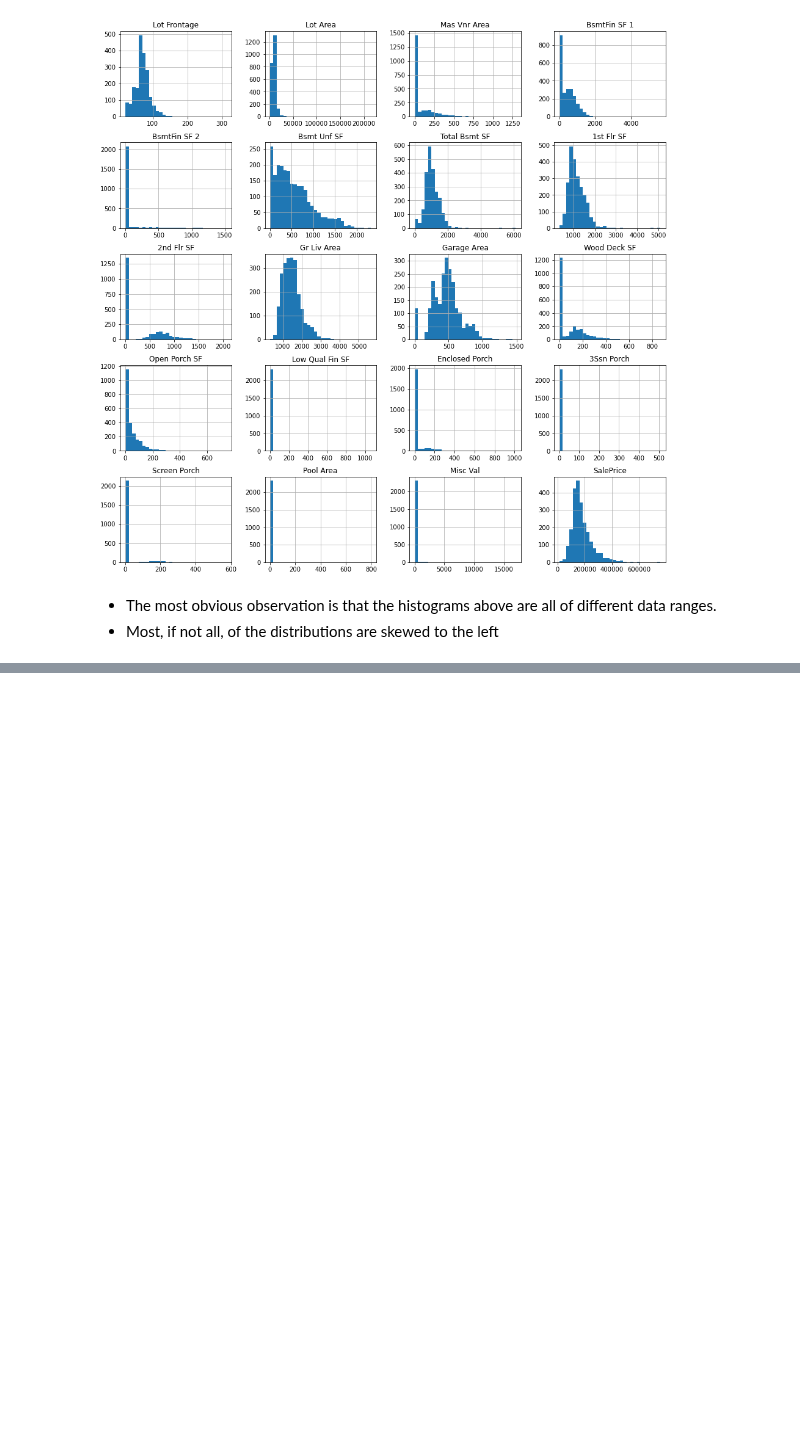
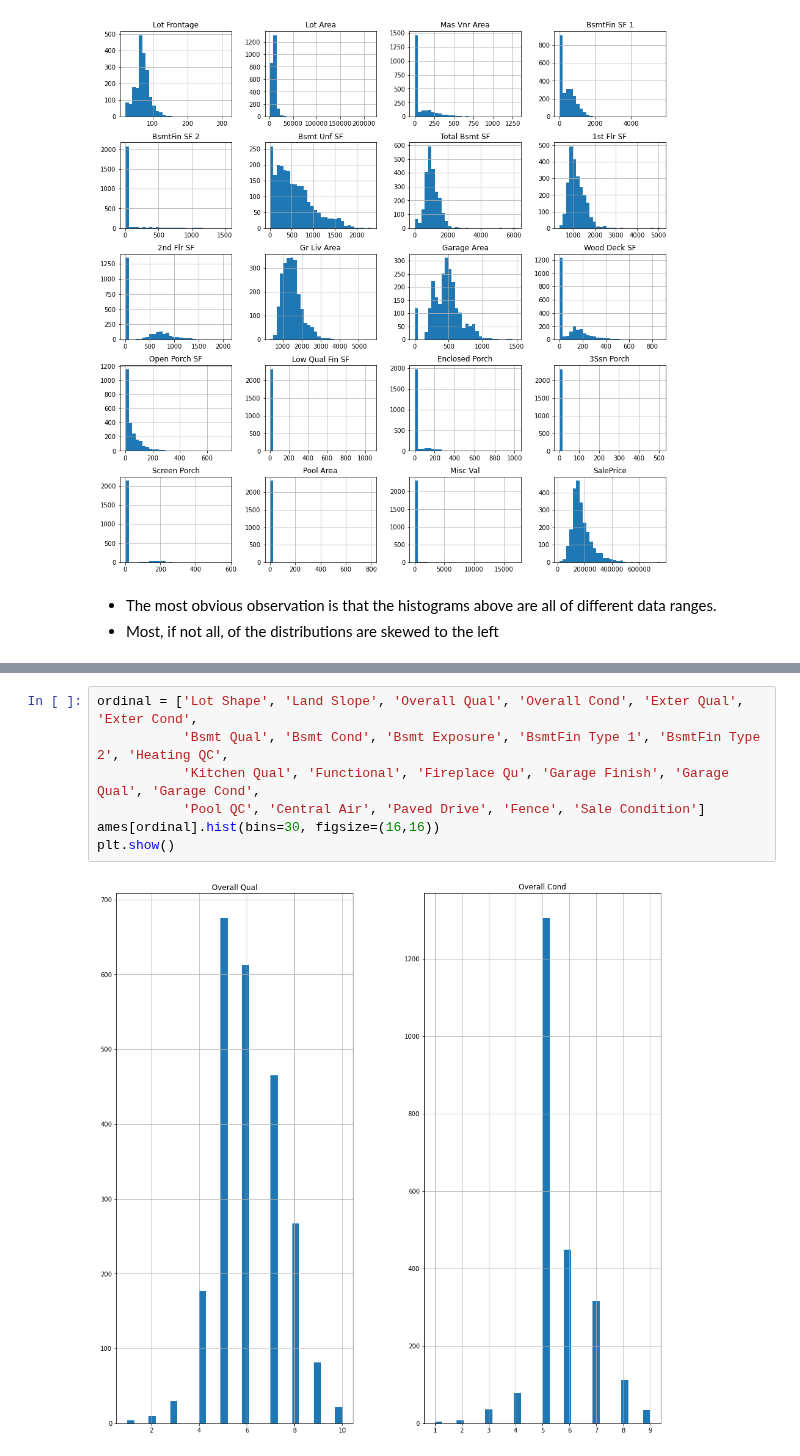
Before and after one commit to harera3/ML_Portfolio, a Jupyter notebook: 14_Ames_Housing_EDA.ipynb, the cells around one changed output, grey strips where cells are left out. Drawn from its saved outputs; the diff is of its cells as text; blank space fills up the shorter version.

```diff
--- a/14_Ames_Housing_EDA.ipynb
+++ b/14_Ames_Housing_EDA.ipynb
@@ -41,0 +67,9 @@ plt.show()
+# %%
+ordinal = ['Lot Shape', 'Land Slope', 'Overall Qual', 'Overall Cond', 'Exter Qual', 'Exter Cond',
+           'Bsmt Qual', 'Bsmt Cond', 'Bsmt Exposure', 'BsmtFin Type 1', 'BsmtFin Type 2', 'Heating QC',
+           'Kitchen Qual', 'Functional', 'Fireplace Qu', 'Garage Finish', 'Garage Qual', 'Garage Cond',
+           'Pool QC', 'Central Air', 'Paved Drive', 'Fence', 'Sale Condition']
+ames[ordinal].hist(bins=30, figsize=(16,16))
+plt.show()
+# %% [output]
+[figure, added]
```
Also changed, not shown: parts of 4 cells of this notebook.
